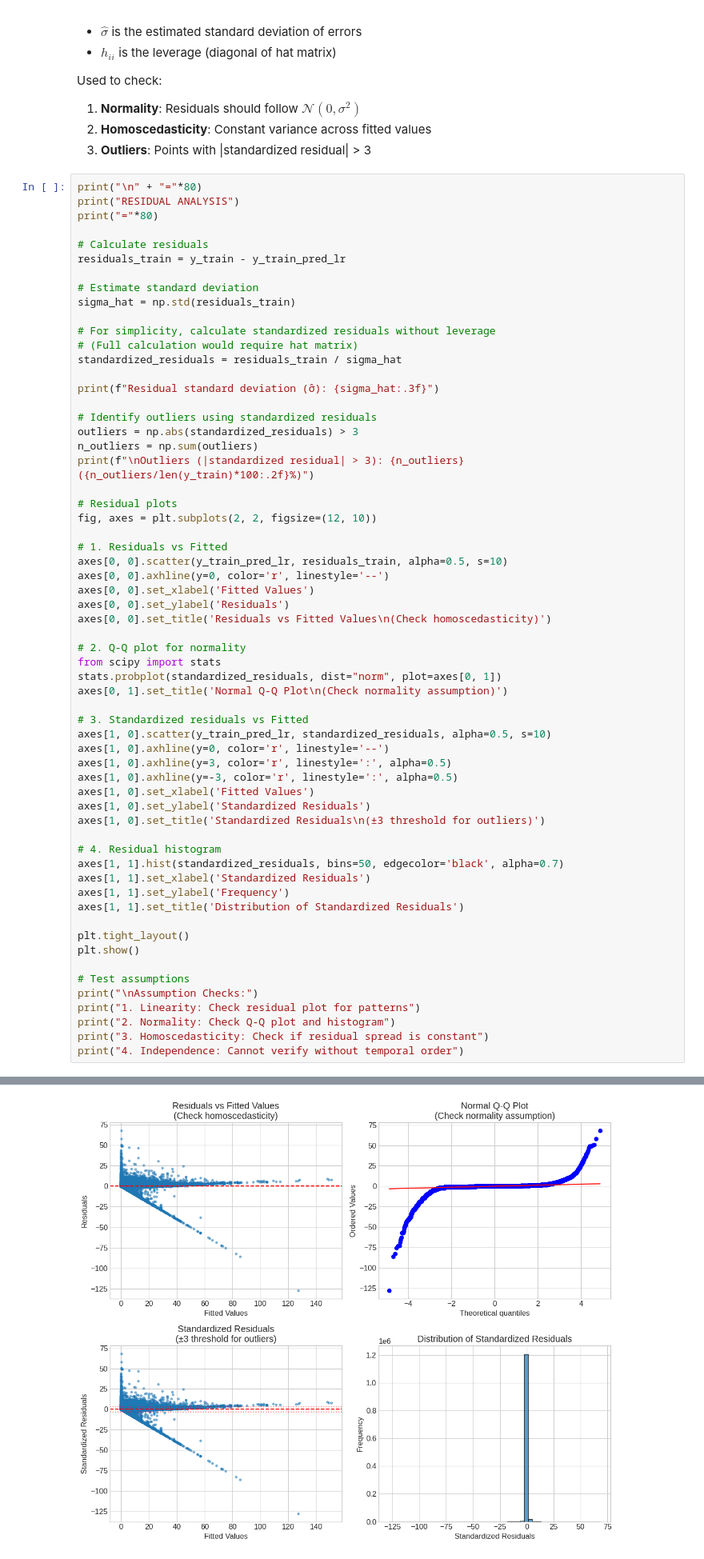
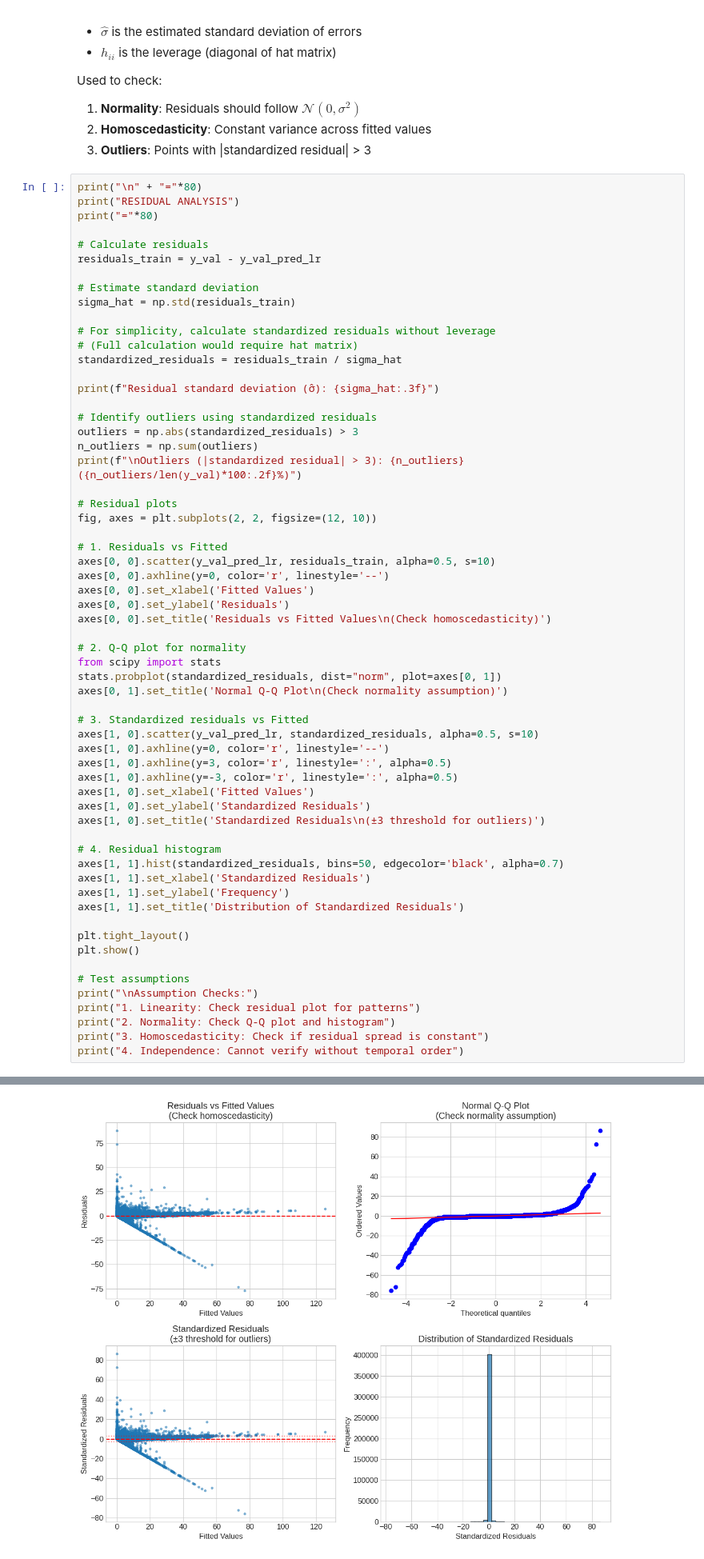
Before and after one commit to HlexNC/Painfully-Trivial, a Jupyter notebook: 1-Machine-Learning-v2.ipynb, the cells around one changed output, grey strips where cells are left out. Shown at 80% size. Drawn from its saved outputs; the diff is of its cells as text.

```diff
--- a/1-Machine-Learning-v2.ipynb
+++ b/1-Machine-Learning-v2.ipynb
@@ -940,7 +940,7 @@ print("RESIDUAL ANALYSIS")
 print("="*80)
 
 # Calculate residuals
-residuals_train = y_train - y_train_pred_lr
+residuals_train = y_val - y_val_pred_lr
 
 # Estimate standard deviation
 sigma_hat = np.std(residuals_train)
@@ -954,13 +954,13 @@ print(f"Residual standard deviation (σ̂): {sigma_hat:.3f}")
 # Identify outliers using standardized residuals
 outliers = np.abs(standardized_residuals) > 3
 n_outliers = np.sum(outliers)
-print(f"\nOutliers (|standardized residual| > 3): {n_outliers} ({n_outliers/len(y_train)*100:.2f}%)")
+print(f"\nOutliers (|standardized residual| > 3): {n_outliers} ({n_outliers/len(y_val)*100:.2f}%)")
 
 # Residual plots
 fig, axes = plt.subplots(2, 2, figsize=(12, 10))
 
 # 1. Residuals vs Fitted
-axes[0, 0].scatter(y_train_pred_lr, residuals_train, alpha=0.5, s=10)
+axes[0, 0].scatter(y_val_pred_lr, residuals_train, alpha=0.5, s=10)
 axes[0, 0].axhline(y=0, color='r', linestyle='--')
 axes[0, 0].set_xlabel('Fitted Values')
 axes[0, 0].set_ylabel('Residuals')
@@ -972,7 +972,7 @@ stats.probplot(standardized_residuals, dist="norm", plot=axes[0, 1])
 axes[0, 1].set_title('Normal Q-Q Plot\n(Check normality assumption)')
 
 # 3. Standardized residuals vs Fitted
-axes[1, 0].scatter(y_train_pred_lr, standardized_residuals, alpha=0.5, s=10)
+axes[1, 0].scatter(y_val_pred_lr, standardized_residuals, alpha=0.5, s=10)
 axes[1, 0].axhline(y=0, color='r', linestyle='--')
 axes[1, 0].axhline(y=3, color='r', linestyle=':', alpha=0.5)
 axes[1, 0].axhline(y=-3, color='r', linestyle=':', alpha=0.5)
@@ -1005,4 +1005,4 @@ Outliers (|standardized residual| > 3): 10852 (0.88%)
-[figure, old version]
+[figure, new version]
 Assumption Checks:
 1. Linearity: Check residual plot for patterns
 2. Normality: Check Q-Q plot and histogram
```
Also changed, not shown: parts of 8 cells of this notebook.
